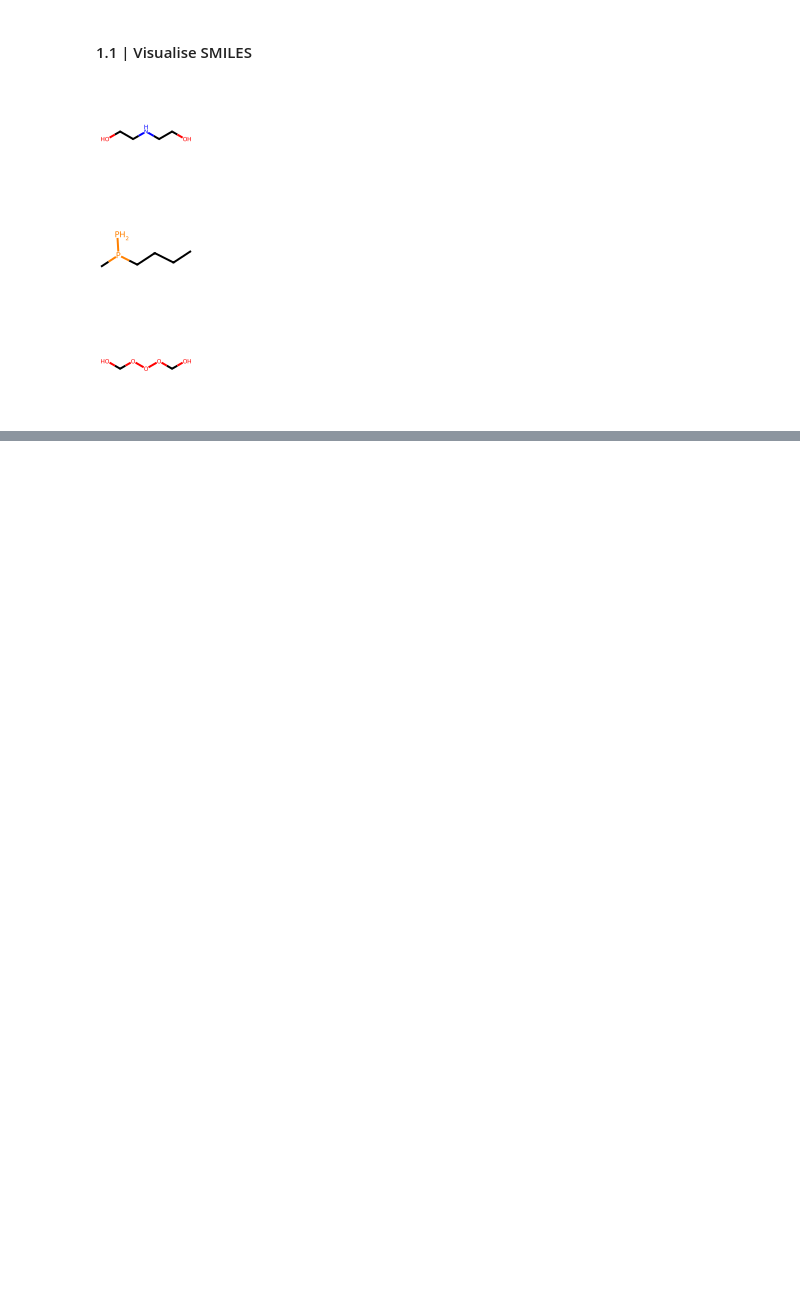
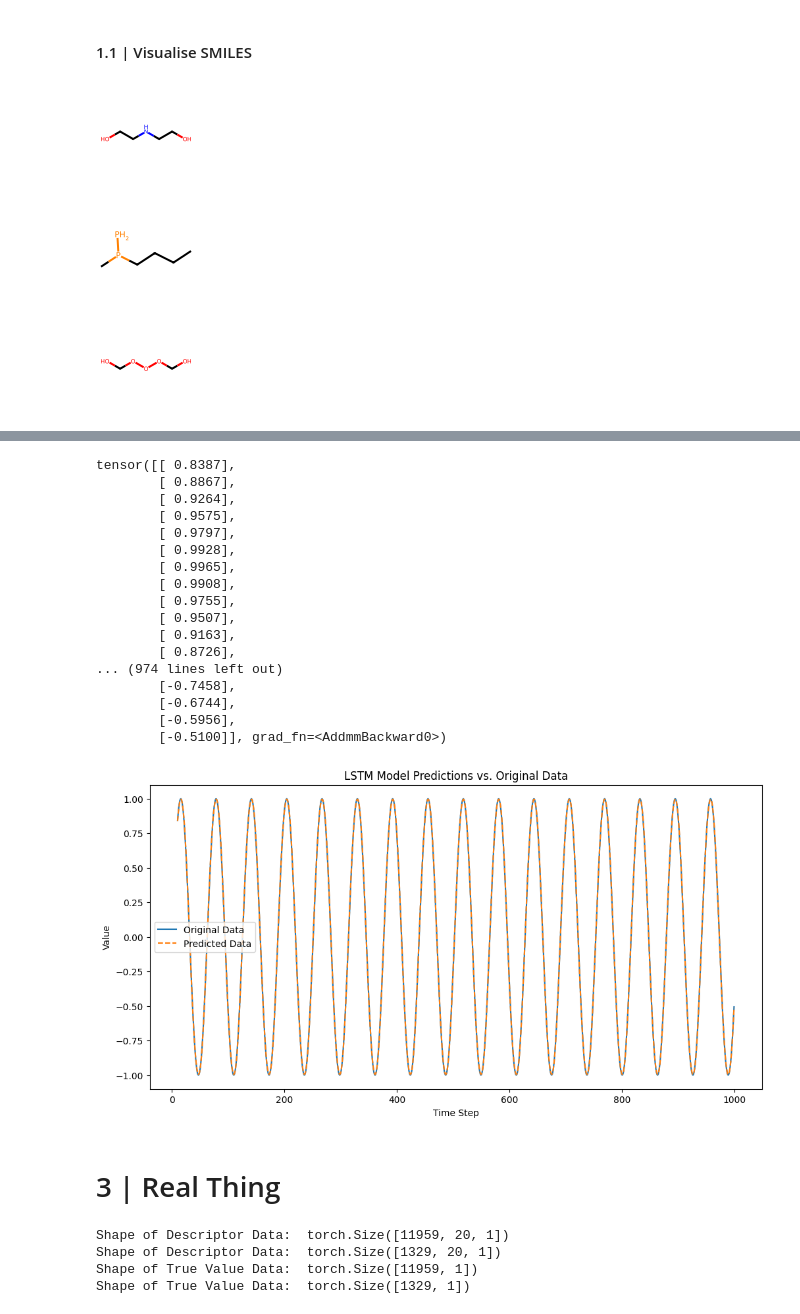
Before and after one commit to djkowalski/portfolio_logP, a Jupyter notebook: logP_CNN.ipynb, the cells around one changed output, grey strips where cells are left out. Drawn from its saved outputs; the diff is of its cells as text; code cells hidden in the pictures; blank space fills up the shorter version.

```diff
--- a/logP_CNN.ipynb
+++ b/logP_CNN.ipynb
@@ -126,0 +187,22 @@ Dataset CIFAR10
+# %%
+model = LSTMModel(input_dim=1, hidden_dim=100, layer_dim=1, output_dim=1)
+criterion = nn.MSELoss()
+optimizer = torch.optim.Adam(model.parameters(), lr=0.01)
+# %%
+num_epochs = 100
+h0, c0 = None, None
+
+for epoch in range(num_epochs):
+    model.train()
+    optimizer.zero_grad()
+
+    outputs, h0, c0 = model(trainX, h0, c0)
+
+    loss = criterion(outputs, trainY)
+    loss.backward()
+    optimizer.step()
+
+    h0, c0 = h0.detach(), c0.detach()
+
+    if (epoch + 1) % 10 == 0:
+        print(f'Epoch [{epoch+1}/{num_epochs}], Loss: {loss.item():.4f}')
@@ -126,0 +220,40 @@ Dataset CIFAR10
+# %%
+model.eval()
+predicted, _, _ = model(trainX, h0, c0)
+print(predicted)
+
+original = data[seq_length:]
+time_steps = np.arange(seq_length, len(data))
+
+#predicted[::30] += 0.2
+#predicted[::70] -= 0.2
+
+plt.figure(figsize=(12,6))
+plt.plot(time_steps, original, label='Original Data')
+plt.plot(time_steps, predicted.detach().numpy(), label='Predicted Data', linestyle='--')
+plt.title('LSTM Model Predictions vs. Original Data')
+plt.xlabel('Time Step')
+plt.ylabel('Value')
+plt.legend()
+plt.show()
+# %% [output]
+tensor([[ 0.8387],
+        [ 0.8867],
+        [ 0.9264],
+        [ 0.9575],
+        [ 0.9797],
+        [ 0.9928],
+        [ 0.9965],
+        [ 0.9908],
+        [ 0.9755],
+        [ 0.9507],
+        [ 0.9163],
+        [ 0.8726],
+... (974 lines left out)
+        [-0.7458],
+        [-0.6744],
+        [-0.5956],
+        [-0.5100]], grad_fn=<AddmmBackward0>)
+[figure, added]
+# %% [markdown]
+# 3 | Real Thing
@@ -126,0 +295,12 @@ Dataset CIFAR10
+# %%
+# format training and testing data
+trainX = format_descriptors(train, filter_to_length)     ### training data descriptors
+testX = format_descriptors(test, filter_to_length)     ### testing data descriptors
+
+trainY_true = format_labels(train)     ### training data true Clog(P) values
+testY_true = format_labels(test)     ### testing data true Clog(P) values
+# %% [output]
+Shape of Descriptor Data:  torch.Size([11959, 20, 1])
+Shape of Descriptor Data:  torch.Size([1329, 20, 1])
+Shape of True Value Data:  torch.Size([11959, 1])
+Shape of True Value Data:  torch.Size([1329, 1])
```
Also changed, not shown: parts of 35 cells of this notebook, 5 other files.
